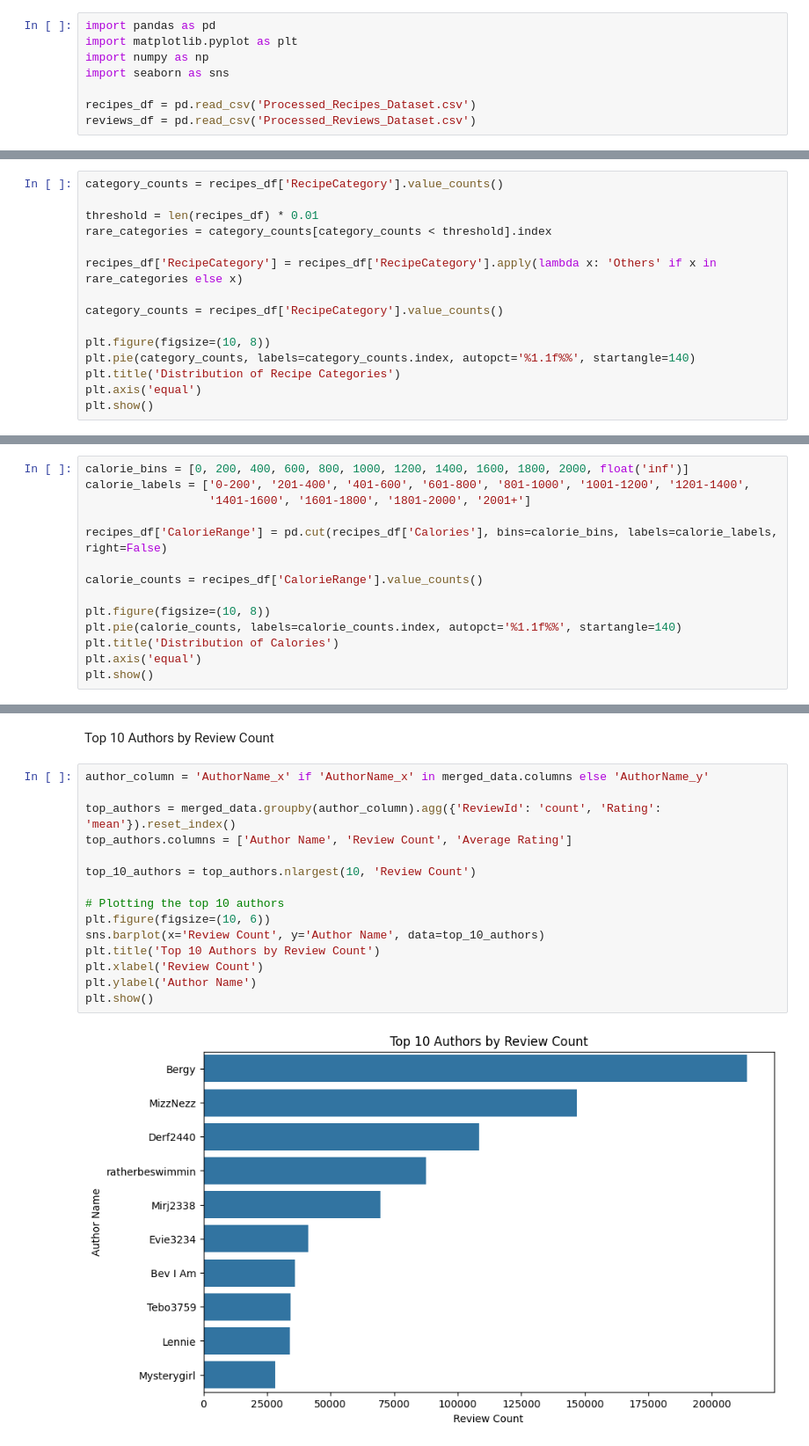
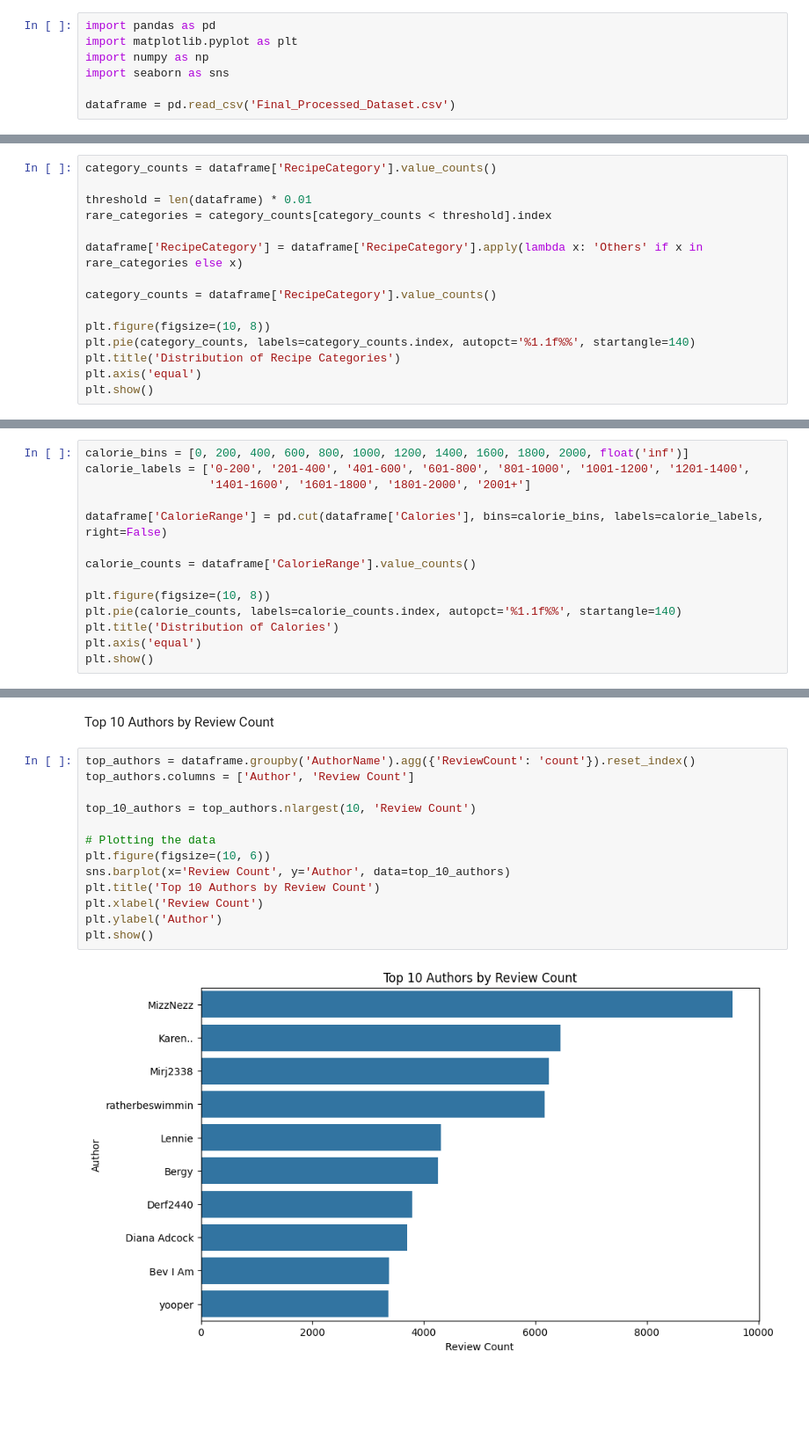
Before and after one commit to Nishil-Agarwal/Cloned-Cuisine-Recommender-, a Jupyter notebook: data_visualisation.ipynb, the cells around one changed output, grey strips where cells are left out. Shown: that part at 88% size. Cells and saved outputs as stored; diff of their text form; blank space fills up the shorter version.

```diff
--- a/data_visualisation.ipynb
+++ b/data_visualisation.ipynb
@@ -4,19 +4,18 @@ import matplotlib.pyplot as plt
 import numpy as np
 import seaborn as sns
 
-recipes_df = pd.read_csv('Processed_Recipes_Dataset.csv')
-reviews_df = pd.read_csv('Processed_Reviews_Dataset.csv')
+dataframe = pd.read_csv('Final_Processed_Dataset.csv')
 # %% [markdown]
 Distribution of Recipe Categories
 # %%
-category_counts = recipes_df['RecipeCategory'].value_counts()
+category_counts = dataframe['RecipeCategory'].value_counts()
 
-threshold = len(recipes_df) * 0.01
+threshold = len(dataframe) * 0.01
 rare_categories = category_counts[category_counts < threshold].index
 
-recipes_df['RecipeCategory'] = recipes_df['RecipeCategory'].apply(lambda x: 'Others' if x in rare_categories else x)
+dataframe['RecipeCategory'] = dataframe['RecipeCategory'].apply(lambda x: 'Others' if x in rare_categories else x)
 
-category_counts = recipes_df['RecipeCategory'].value_counts()
+category_counts = dataframe['RecipeCategory'].value_counts()
 
 plt.figure(figsize=(10, 8))
 plt.pie(category_counts, labels=category_counts.index, autopct='%1.1f%%', startangle=140)
@@ -56,9 +55,9 @@ calorie_bins = [0, 200, 400, 600, 800, 1000, 1200, 1400, 1600, 1800, 2000, float
 calorie_labels = ['0-200', '201-400', '401-600', '601-800', '801-1000', '1001-1200', '1201-1400',
                   '1401-1600', '1601-1800', '1801-2000', '2001+']
 
-recipes_df['CalorieRange'] = pd.cut(recipes_df['Calories'], bins=calorie_bins, labels=calorie_labels, right=False)
+dataframe['CalorieRange'] = pd.cut(dataframe['Calories'], bins=calorie_bins, labels=calorie_labels, right=False)
 
-calorie_counts = recipes_df['CalorieRange'].value_counts()
+calorie_counts = dataframe['CalorieRange'].value_counts()
 
 plt.figure(figsize=(10, 8))
 plt.pie(calorie_counts, labels=calorie_counts.index, autopct='%1.1f%%', startangle=140)
@@ -88,19 +85,17 @@ plt.show()
 # %% [markdown]
 Top 10 Authors by Review Count
 # %%
-author_column = 'AuthorName_x' if 'AuthorName_x' in merged_data.columns else 'AuthorName_y'
-
-top_authors = merged_data.groupby(author_column).agg({'ReviewId': 'count', 'Rating': 'mean'}).reset_index()
-top_authors.columns = ['Author Name', 'Review Count', 'Average Rating']
+top_authors = dataframe.groupby('AuthorName').agg({'ReviewCount': 'count'}).reset_index()
+top_authors.columns = ['Author', 'Review Count']
 
 top_10_authors = top_authors.nlargest(10, 'Review Count')
 
-# Plotting the top 10 authors
+# Plotting the data
 plt.figure(figsize=(10, 6))
-sns.barplot(x='Review Count', y='Author Name', data=top_10_authors)
+sns.barplot(x='Review Count', y='Author', data=top_10_authors)
 plt.title('Top 10 Authors by Review Count')
 plt.xlabel('Review Count')
-plt.ylabel('Author Name')
+plt.ylabel('Author')
 plt.show()
 # %% [output]
-[figure, old version]
+[figure, new version]
```
Also changed, not shown: parts of 5 cells of this notebook, 2 other files.
